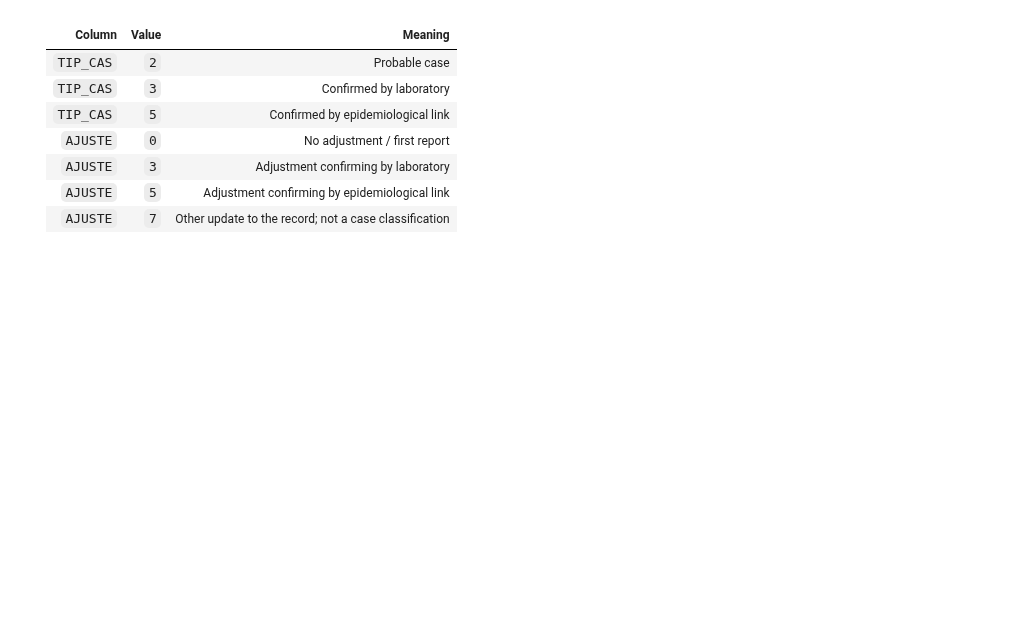
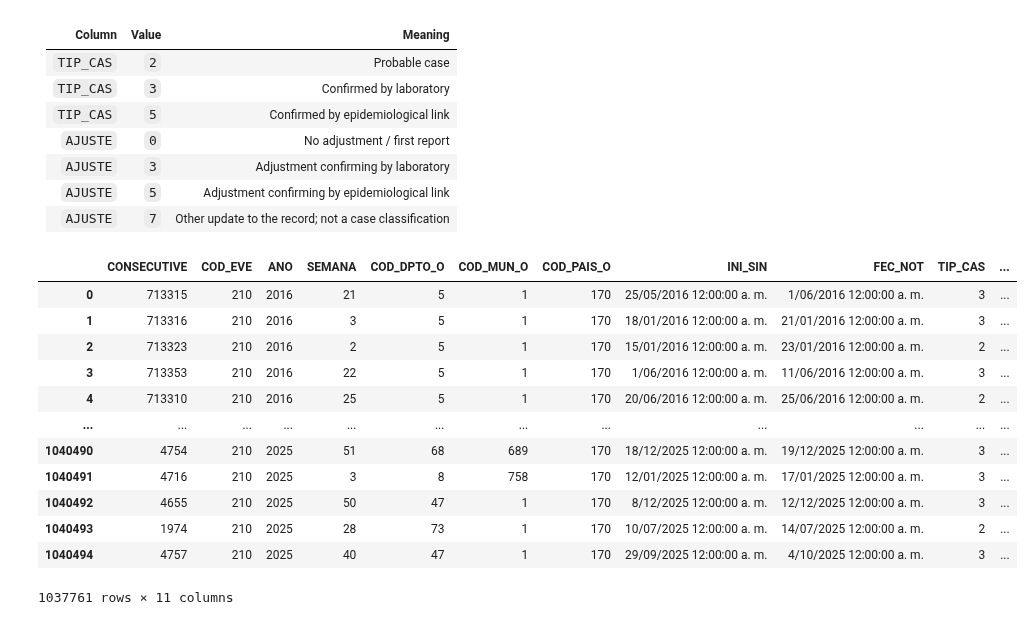
Before and after one commit to CarlosBlanco1/ColombiaDengueForecasting, a Jupyter notebook: notebooks/explore_dengue_cases.ipynb, the cells around one changed output. Cells and saved outputs as stored; diff of their text form; code cells hidden in the pictures; blank space fills up the shorter version.

Commit message:
Cases df complete

```diff
--- a/notebooks/explore_dengue_cases.ipynb
+++ b/notebooks/explore_dengue_cases.ipynb
@@ -84,3 +84,23 @@ cases_data_frames[0].head()
 | `AJUSTE` | `3` | Adjustment confirming by laboratory |
 | `AJUSTE` | `5` | Adjustment confirming by epidemiological link |
 | `AJUSTE` | `7` | Other update to the record; not a case classification |
+# %%
+global_cases = pd.concat(cases_data_frames, axis=0, join='outer', ignore_index=True)
+# %%
+# Only cases that ocurred in Colombia, identified with M49 code 170 1037761
+global_cases = global_cases[global_cases['COD_PAIS_O'] == 170]
+global_cases
+# %% [output]
+|  | CONSECUTIVE | COD_EVE | ANO | SEMANA | COD_DPTO_O | COD_MUN_O | COD_PAIS_O | INI_SIN | FEC_NOT | TIP_CAS | ... |
+| 0 | 713315 | 210 | 2016 | 21 | 5 | 1 | 170 | 25/05/2016 12:00:00 a. m. | 1/06/2016 12:00:00 a. m. | 3 | ... |
+| 1 | 713316 | 210 | 2016 | 3 | 5 | 1 | 170 | 18/01/2016 12:00:00 a. m. | 21/01/2016 12:00:00 a. m. | 3 | ... |
+| 2 | 713323 | 210 | 2016 | 2 | 5 | 1 | 170 | 15/01/2016 12:00:00 a. m. | 23/01/2016 12:00:00 a. m. | 2 | ... |
+| 3 | 713353 | 210 | 2016 | 22 | 5 | 1 | 170 | 1/06/2016 12:00:00 a. m. | 11/06/2016 12:00:00 a. m. | 3 | ... |
+| 4 | 713310 | 210 | 2016 | 25 | 5 | 1 | 170 | 20/06/2016 12:00:00 a. m. | 25/06/2016 12:00:00 a. m. | 2 | ... |
+| ... | ... | ... | ... | ... | ... | ... | ... | ... | ... | ... | ... |
+| 1040490 | 4754 | 210 | 2025 | 51 | 68 | 689 | 170 | 18/12/2025 12:00:00 a. m. | 19/12/2025 12:00:00 a. m. | 3 | ... |
+| 1040491 | 4716 | 210 | 2025 | 3 | 8 | 758 | 170 | 12/01/2025 12:00:00 a. m. | 17/01/2025 12:00:00 a. m. | 3 | ... |
+| 1040492 | 4655 | 210 | 2025 | 50 | 47 | 1 | 170 | 8/12/2025 12:00:00 a. m. | 12/12/2025 12:00:00 a. m. | 3 | ... |
+| 1040493 | 1974 | 210 | 2025 | 28 | 73 | 1 | 170 | 10/07/2025 12:00:00 a. m. | 14/07/2025 12:00:00 a. m. | 2 | ... |
+| 1040494 | 4757 | 210 | 2025 | 40 | 47 | 1 | 170 | 29/09/2025 12:00:00 a. m. | 4/10/2025 12:00:00 a. m. | 3 | ... |
+1037761 rows × 11 columns
```
Also changed, not shown: parts of 10 cells of this notebook.
